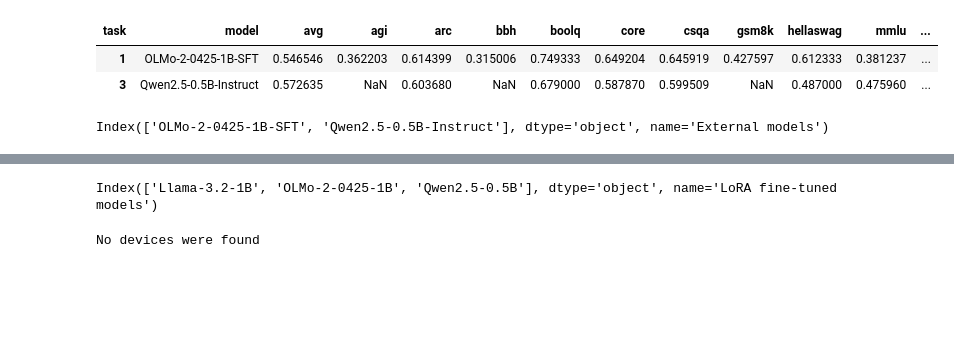
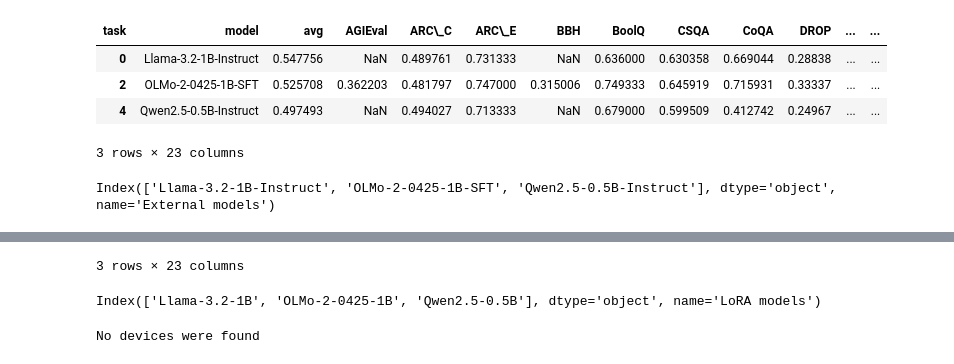
Before and after one commit to loris3/ceelm, a Jupyter notebook: finetuning_eval.ipynb, the cells around one changed output, grey strips where cells are left out. Drawn from its saved outputs; the diff is of its cells as text; code cells hidden in the pictures; blank space fills up the shorter version.

```diff
--- a/finetuning_eval.ipynb
+++ b/finetuning_eval.ipynb
@@ -39,9 +39,9 @@ df = pd.concat(all_dfs, ignore_index=True)
 
 def rename(name):
     if "arc_easy" in name:
-        return "ARC_E"
+        return "ARC\_E"
     elif "arc_challenge" in name:
-        return "ARC_C"
+        return "ARC\_C"
     elif "boolq" in name:
         return "BoolQ"
     elif "csqa" in name:
@@ -61,15 +61,28 @@ def rename(name):
     elif "winogrande" in name:
         return "WinoG"
     elif "agi" in name:
-        return "AGIEval English"
+        return "AGIEval"
     elif "bbh" in name:
         return "BBH"
     elif "gsm8k" in name:
         return "GSM8K"
     elif "triviaqa" in name:
         return "TriviaQA"
+    elif "coqa" in name:
+        return "CoQA"
+    elif "drop" in name:
+        return "DROP"
+    elif "jeopardy" in name:
+        return "JPRDY"
+    elif "naturalqs" in name:
+        return "NatQs"
+    elif "squad" in name:
+        return "SQuAD"
     else:
         return name+" TODO"
 df["task"] = df["alias"].apply(rename)
+df = df[~df['task'].str.contains("TODO", na=False)]
+cols = df.columns[:2].tolist() + sorted(df.columns[2:])
+df = df[cols]
 df
 # %% [output]
@@ -95,53 +108,46 @@ df_f.insert(0, "avg", df_f.mean(axis=1, numeric_only=True)
 )
 external_models = ["Qwen2.5-0.5B-Instruct", "OLMo-2-0425-1B-SFT", "Llama-3.2-1B-Instruct"]
 df_f = df_f.reset_index()
 df_f["type"] = df_f["model"].apply(lambda x: "external" if x in external_models else "own")
 #
-def latex_escape(s):
-    replacements = {
-        "&": "\\&",
-        "%": "\\%",
-        "$": "\\$",
-        "#": "\\#",
-        "_": "\\_",
-        "{": "\\{",
-        "}": "\\}",
-        "~": "\\textasciitilde{}",
-        "^": "\\textasciicircum{}",
-    }
-    for k, v in replacements.items():
-        s = s.replace(k, v)
-    return s
 
 
 
 
 
 for name, group in df_f.groupby("type"):
     display(group)
     group = group.drop(columns="type").set_index("model")
     for col in group.columns:
         max_val = df_f[col].max()
-        group[col] = group[col].apply(lambda x: f"\\textbf{{{x:.2f}}}" if x == max_val else f"{x:.2f}")
+        def fmt(x):
+            formatted = f"{x:.2f}".lstrip("0") if x < 1 else f"{x:.2f}"
+            if x == max_val:
+                return f"\\textbf{{{formatted}}}"
+            return formatted
+
+        group[col] = group[col].apply(fmt)
 
 
-    group.columns = [latex_escape(str(c)) for c in group.columns]
-    group.columns = [f"\\rotatebox{{45}}{{{latex_escape(str(c))}}}" for c in group.columns]
+    group.columns = [str(c) for c in group.columns]
+    group.columns = [f"\\rotatebox{{45}}{{{str(c)}}}" for c in group.columns]
 
     group.index = [i.split("_")[0] for i in group.index]
-    group.index.name = "LoRA fine-tuned models" if name == "own" else "External models"
+    group.index.name = "LoRA models" if name == "own" else "External models"
     print(group.index)
 
     file_path = f"tables/olmes-{name}.tex"
     os.makedirs("tables", exist_ok=True)
     with open(file_path, "w") as f:
         f.write(group.to_latex(
             index=True,
             header=name == "own",
             escape=False
         ))
 # %% [output]
-| task | model | avg | agi | arc | bbh | boolq | core | csqa | gsm8k | hellaswag | mmlu | ... |
-| 1 | OLMo-2-0425-1B-SFT | 0.546546 | 0.362203 | 0.614399 | 0.315006 | 0.749333 | 0.649204 | 0.645919 | 0.427597 | 0.612333 | 0.381237 | ... |
-| 3 | Qwen2.5-0.5B-Instruct | 0.572635 | NaN | 0.603680 | NaN | 0.679000 | 0.587870 | 0.599509 | NaN | 0.487000 | 0.475960 | ... |
+| task | model | avg | AGIEval | ARC\_C | ARC\_E | BBH | BoolQ | CSQA | CoQA | DROP | ... | ... |
+| 0 | Llama-3.2-1B-Instruct | 0.547756 | NaN | 0.489761 | 0.731333 | NaN | 0.636000 | 0.630358 | 0.669044 | 0.28838 | ... | ... |
+| 2 | OLMo-2-0425-1B-SFT | 0.525708 | 0.362203 | 0.481797 | 0.747000 | 0.315006 | 0.749333 | 0.645919 | 0.715931 | 0.33337 | ... | ... |
+| 4 | Qwen2.5-0.5B-Instruct | 0.497493 | NaN | 0.494027 | 0.713333 | NaN | 0.679000 | 0.599509 | 0.412742 | 0.24967 | ... | ... |
-Index(['OLMo-2-0425-1B-SFT', 'Qwen2.5-0.5B-Instruct'], dtype='object', name='External models')
+3 rows × 23 columns
+Index(['Llama-3.2-1B-Instruct', 'OLMo-2-0425-1B-SFT', 'Qwen2.5-0.5B-Instruct'], dtype='object', name='External models')
@@ -152,4 +158,5 @@ Index(['OLMo-2-0425-1B-SFT', 'Qwen2.5-0.5B-Instruct'], dtype='object', name='Ext
-Index(['Llama-3.2-1B', 'OLMo-2-0425-1B', 'Qwen2.5-0.5B'], dtype='object', name='LoRA fine-tuned models')
+3 rows × 23 columns
+Index(['Llama-3.2-1B', 'OLMo-2-0425-1B', 'Qwen2.5-0.5B'], dtype='object', name='LoRA models')
 # %%
 # pip install pygsheets
 # %%
```
Also changed, not shown: parts of 2 cells of this notebook, 12 other files.
